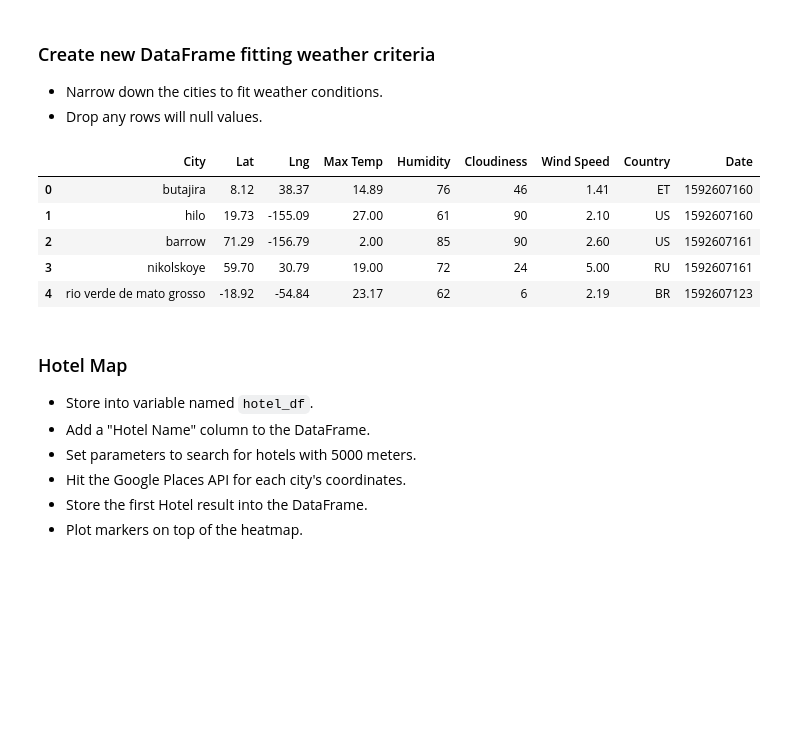
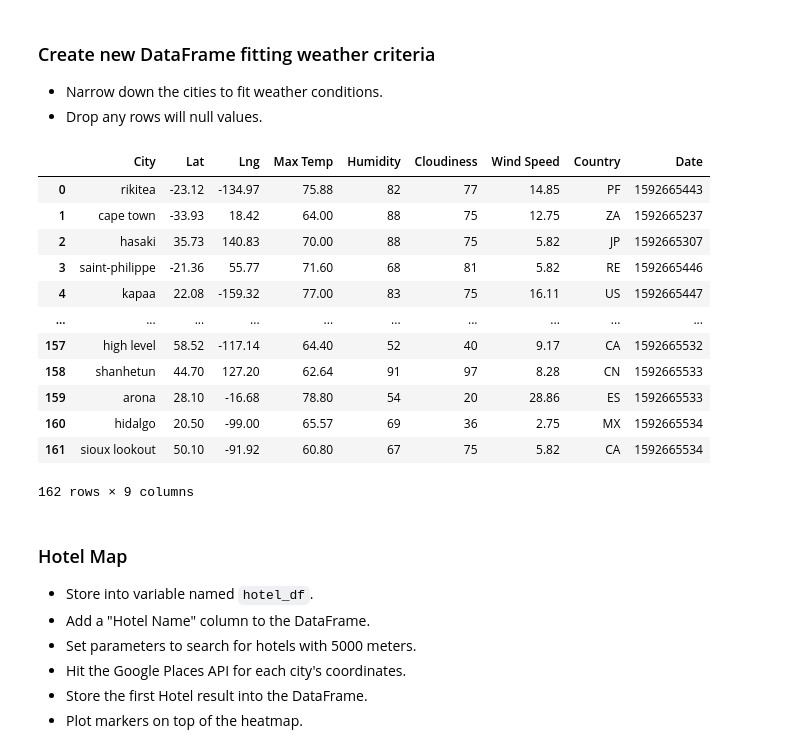
Before and after one commit to crchunn/python-api-challenge, a Jupyter notebook: Instructions/starter_code/VacationPy.ipynb, the cells around one changed output. Drawn from its saved outputs; the diff is of its cells as text; code cells hidden in the pictures; blank space fills up the shorter version.

```diff
--- a/Instructions/starter_code/VacationPy.ipynb
+++ b/Instructions/starter_code/VacationPy.ipynb
@@ -19,11 +20,11 @@ from api_keys import g_key
 ### Store Part I results into DataFrame
 * Load the csv exported in Part I to a DataFrame
 # %%
-csv_path = "../output_data/Weather_Data.csv"
+csv_path = "../output_data/Weath_Data.csv"
 wd_df = pd.read_csv(csv_path)
 
 
 wd_df = wd_df.drop(wd_df.columns[[0]], axis=1)
-wd_df.head()
+wd_df
 # %% [output]
 |  | City | Lat | Lng | Max Temp | Humidity | Cloudiness | Wind Speed | Country | Date |
@@ -65,26 +73,34 @@ fig
 # %%
 #A max temperature lower than 80 degrees but higher than 60.
 clean_df = wd_df.loc[wd_df['Max Temp'] < 80]
 clean_df.head()
-# clean_df = clean_df.loc[clean_df['Max Temp'] > 60]
-# clean_df.head()
+clean_df = clean_df.loc[clean_df['Max Temp'] > 60]
+clean_df.head()
 # #Fahrenheit = (Celsius * 9/5) + 32
 
-# #Wind speed less than 20 mph.
-# clean_df = clean_df.loc[clean_df['Wind Speed'] > 2]
-# #clean_df.head()
+#Wind speed less than 20 mph.
+clean_df = clean_df.loc[clean_df['Wind Speed'] > 2]
+clean_df.head()
 
 # #20% or less cloudiness.
-# clean_df = clean_df.loc[clean_df['Cloudiness'] >= 20]
-# hotel_df = clean_df.dropna(inplace = True)
-# #hotel_df.head()
+clean_df = clean_df.loc[clean_df['Cloudiness'] >= 20]
+hotel_df = clean_df.reset_index(drop=True)
+#hotel_df = clean_df.dropna(inplace = True)
+hotel_df
 # %% [output]
 |  | City | Lat | Lng | Max Temp | Humidity | Cloudiness | Wind Speed | Country | Date |
-| 0 | butajira | 8.12 | 38.37 | 14.89 | 76 | 46 | 1.41 | ET | 1592607160 |
-| 1 | hilo | 19.73 | -155.09 | 27.00 | 61 | 90 | 2.10 | US | 1592607160 |
-| 2 | barrow | 71.29 | -156.79 | 2.00 | 85 | 90 | 2.60 | US | 1592607161 |
-| 3 | nikolskoye | 59.70 | 30.79 | 19.00 | 72 | 24 | 5.00 | RU | 1592607161 |
-| 4 | rio verde de mato grosso | -18.92 | -54.84 | 23.17 | 62 | 6 | 2.19 | BR | 1592607123 |
+| 0 | rikitea | -23.12 | -134.97 | 75.88 | 82 | 77 | 14.85 | PF | 1592665443 |
+| 1 | cape town | -33.93 | 18.42 | 64.00 | 88 | 75 | 12.75 | ZA | 1592665237 |
+| 2 | hasaki | 35.73 | 140.83 | 70.00 | 88 | 75 | 5.82 | JP | 1592665307 |
+| 3 | saint-philippe | -21.36 | 55.77 | 71.60 | 68 | 81 | 5.82 | RE | 1592665446 |
+| 4 | kapaa | 22.08 | -159.32 | 77.00 | 83 | 75 | 16.11 | US | 1592665447 |
+| ... | ... | ... | ... | ... | ... | ... | ... | ... | ... |
+| 157 | high level | 58.52 | -117.14 | 64.40 | 52 | 40 | 9.17 | CA | 1592665532 |
+| 158 | shanhetun | 44.70 | 127.20 | 62.64 | 91 | 97 | 8.28 | CN | 1592665533 |
+| 159 | arona | 28.10 | -16.68 | 78.80 | 54 | 20 | 28.86 | ES | 1592665533 |
+| 160 | hidalgo | 20.50 | -99.00 | 65.57 | 69 | 36 | 2.75 | MX | 1592665534 |
+| 161 | sioux lookout | 50.10 | -91.92 | 60.80 | 67 | 75 | 5.82 | CA | 1592665534 |
+162 rows × 9 columns
 # %% [markdown]
 ### Hotel Map
 * Store into variable named `hotel_df`.
```
Also changed, not shown: parts of 9 cells of this notebook, 2 other files.
